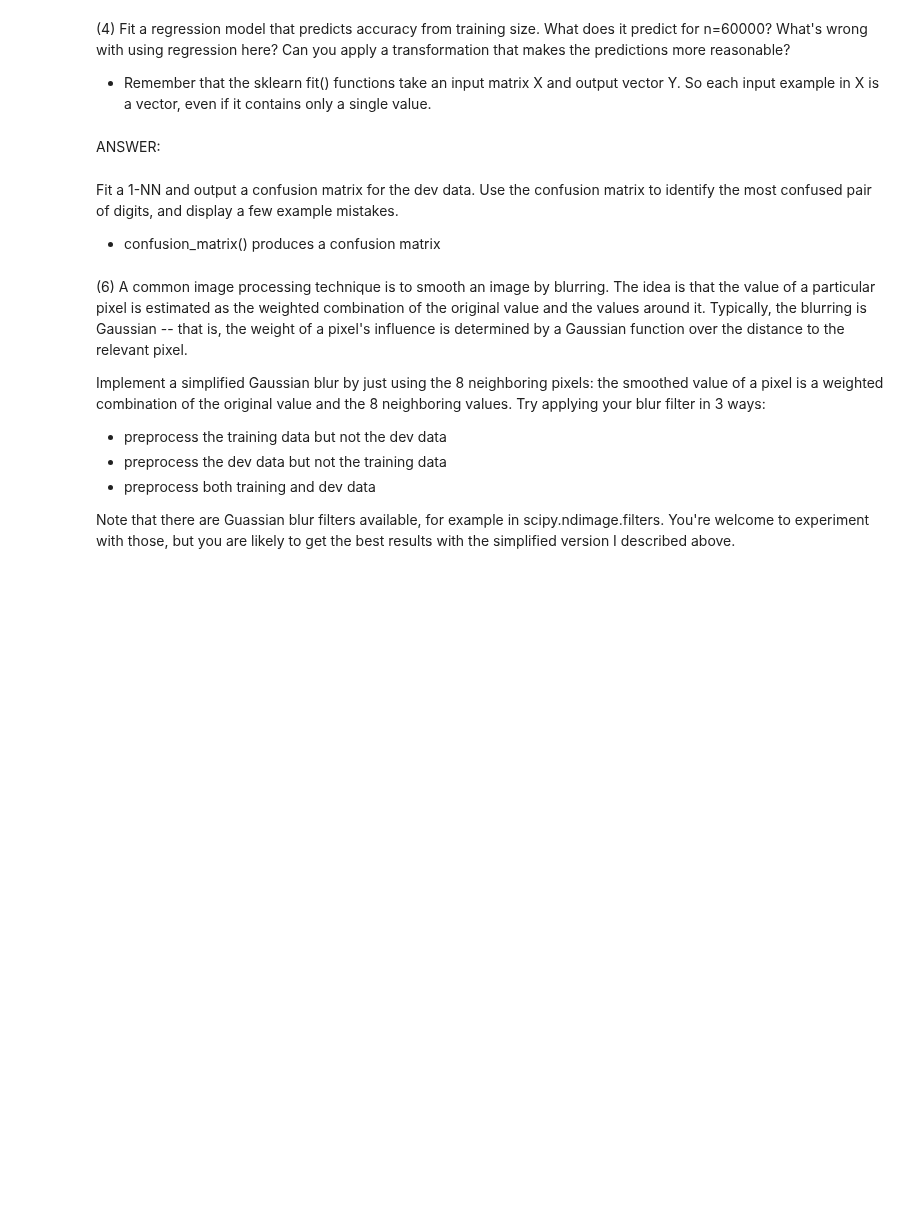
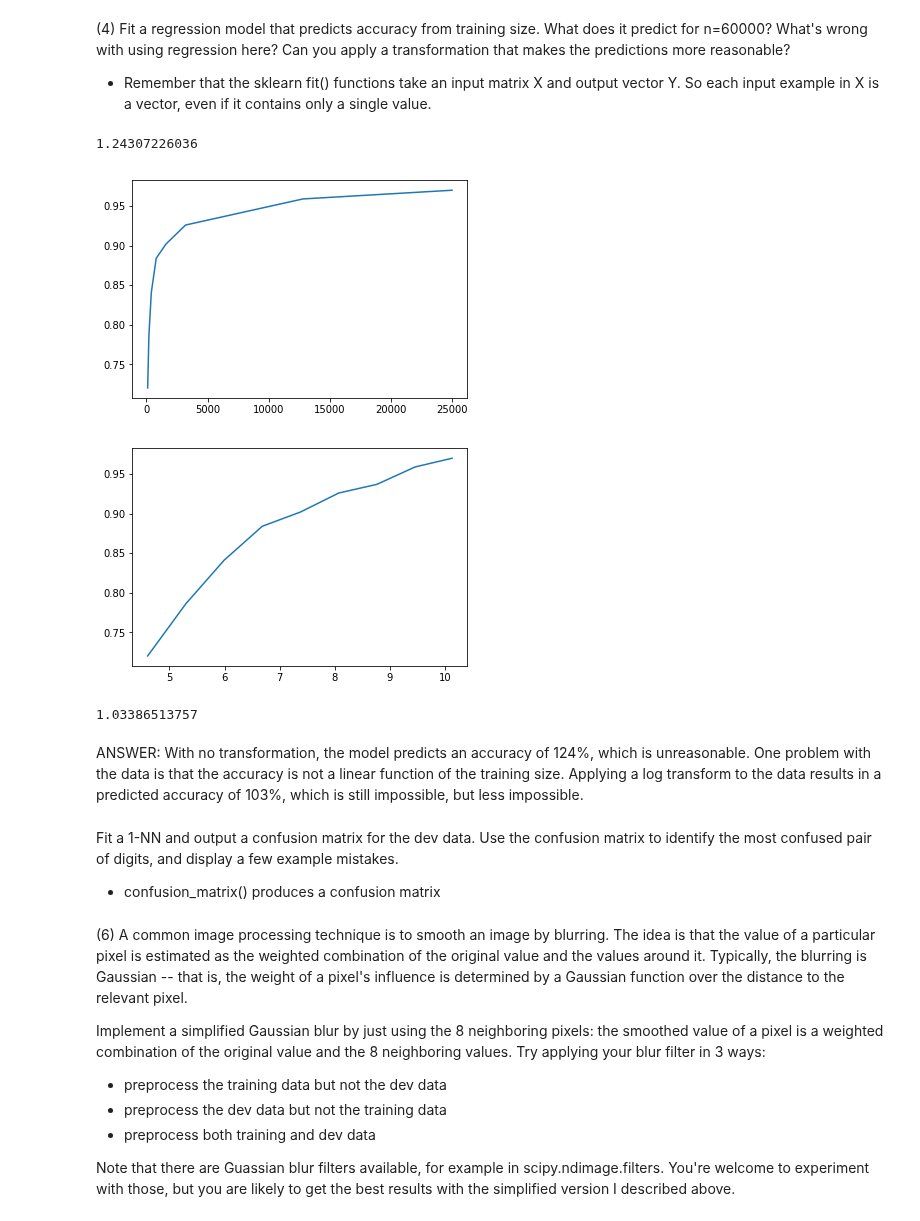
Before and after one commit to dan55/machine_learning, a Jupyter notebook: daniel_elkin_p1.ipynb, the cells around one changed output. Cells and saved outputs as stored; diff of their text form; code cells hidden in the pictures; blank space fills up the shorter version.

Commit message:
linear regression on training size vs accuracy

```diff
--- a/daniel_elkin_p1.ipynb
+++ b/daniel_elkin_p1.ipynb
@@ -241,5 +232,54 @@ Samples          Accuracy        Elapsed Time (seconds)
-# %% [markdown]
-ANSWER:
+# %%
+#def P4():
+
+### STUDENT START ###
+
+SIZE_TO_PREDICT = 60000
+
+# create a matrix from the list of training sizes
+# for the linear regression model to use as input
+train_size_matrix = np.asmatrix(train_sizes)
+train_size_matrix.resize(9, 1)
+
+# instantiate the regression model
+lr = LinearRegression()
+
+# fit the model to the training sizes
+# and corresponding accuracy scores
+lr.fit(train_size_matrix, accuracies)
+
+# show the predicted accuracy
+# for a training size of 60000
+print lr.predict(SIZE_TO_PREDICT)[0]
+
+# plot the data to see why the result is unreasonable
+plt.plot(train_sizes, accuracies)
+plt.show()
+
+# apply log transforms to predictor and response
+log_matrix = np.log(train_size_matrix)
+log_response = np.log([SIZE_TO_PREDICT])
+
+# examine the transformed data
+plt.plot(log_matrix, accuracies)
+plt.show()
+
+# refit the model on the transformed data
+lr.fit(log_matrix, accuracies)
+
+# display the new prediction
+print lr.predict(log_response[0])[0]
+
+### STUDENT END ###
+
+#P4()
+# %% [output]
+1.24307226036
+[figure, added]
+[figure, added]
+1.03386513757
+# %% [markdown]
+ANSWER: With no transformation, the model predicts an accuracy of 124%, which is unreasonable. One problem with the data is that the accuracy is not a linear function of the training size. Applying a log transform to the data results in a  predicted accuracy of 103%, which is still impossible, but less impossible.
 # %% [markdown]
 Fit a 1-NN and output a confusion matrix for the dev data. Use the confusion matrix to identify the most confused pair of digits, and display a few example mistakes.
 
```
Also changed, not shown: parts of 2 cells of this notebook.
